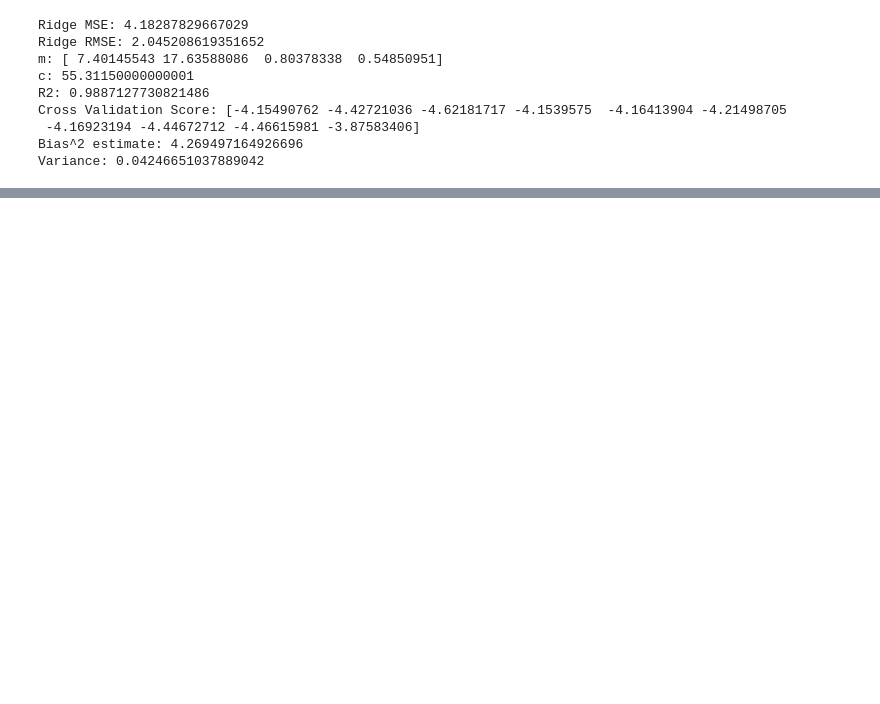
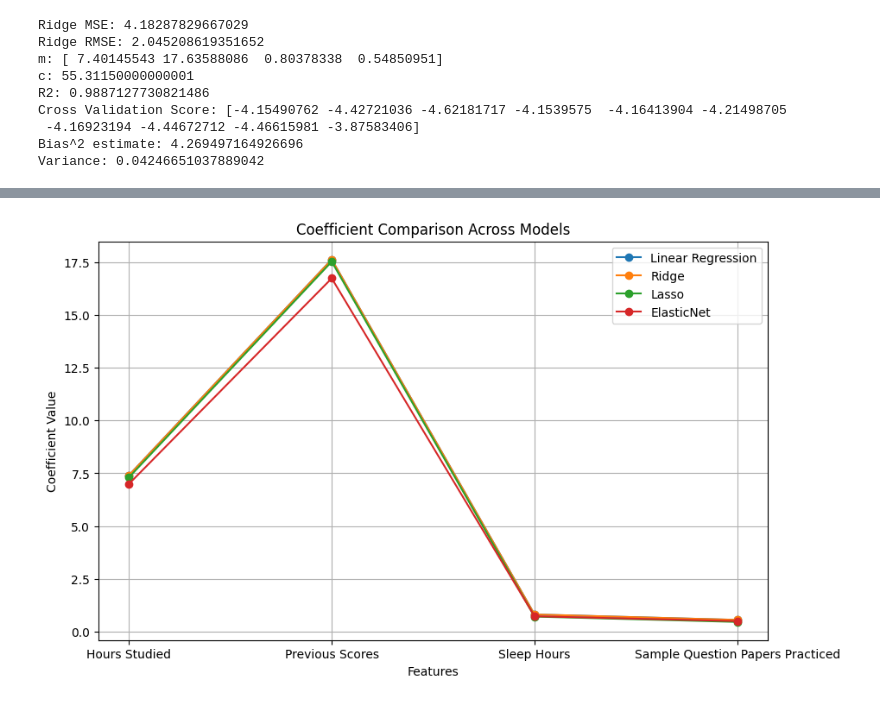
Before and after one commit to Ritik4259/Linear-Regression, a Jupyter notebook: Regularisation.ipynb, the cells around one changed output, grey strips where cells are left out. Drawn from its saved outputs; the diff is of its cells as text; code cells hidden in the pictures; blank space fills up the shorter version.

```diff
--- a/Regularisation.ipynb
+++ b/Regularisation.ipynb
@@ -153,0 +189,20 @@ Variance: 0.051279503333437185
+# %%
+models = {
+    'Linear Regression': LinearRegression().fit(x_train_scaled, y_train),
+    'Ridge': Ridge(alpha=1.0).fit(x_train_scaled, y_train),
+    'Lasso': Lasso(alpha=0.1).fit(x_train_scaled, y_train),
+    'ElasticNet': ElasticNet(alpha=0.1, l1_ratio=0.5).fit(x_train_scaled, y_train)
+}
+
+plt.figure(figsize=(10, 6))
+for name, model in models.items():
+    plt.plot(x.columns, model.coef_, marker='o', label=name)
+
+plt.title("Coefficient Comparison Across Models")
+plt.xlabel("Features")
+plt.ylabel("Coefficient Value")
+plt.legend()
+plt.grid(True)
+plt.show()
+# %% [output]
+[figure, added]
```
Also changed, not shown: parts of 11 cells of this notebook.
